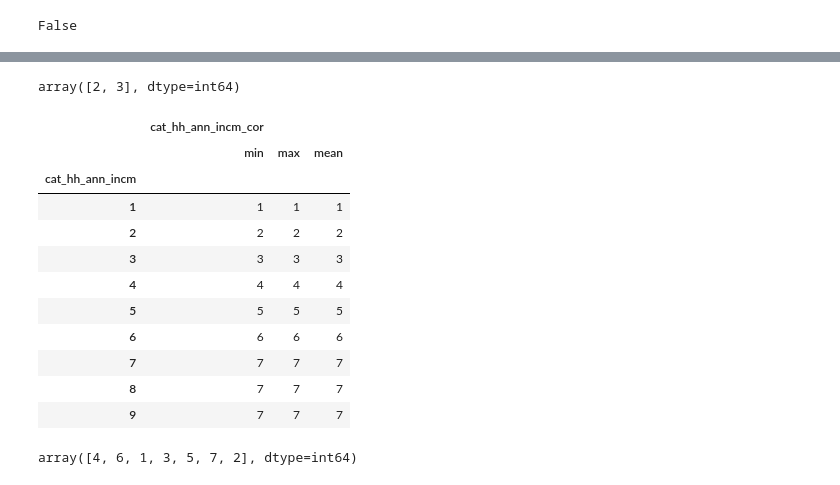
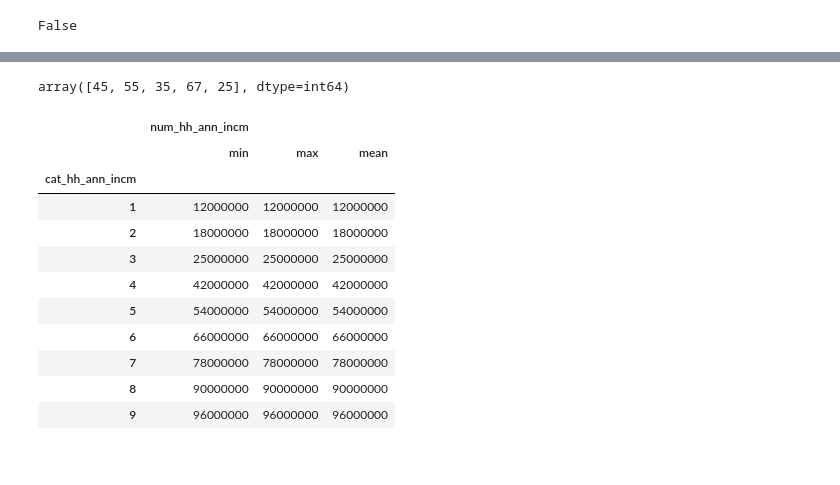
Before and after one commit to ayokariks/EDA-Project, a Jupyter notebook: Python/sKor_data_postProcess_2016.ipynb, the cells around one changed output, grey strips where cells are left out. Drawn from its saved outputs; the diff is of its cells as text; code cells hidden in the pictures.

```diff
--- a/Python/sKor_data_postProcess_2016.ipynb
+++ b/Python/sKor_data_postProcess_2016.ipynb
@@ -484,8 +503,7 @@ df_raw_hh[["cat_mhh_age","cat_mhh_age_cor"]].groupby("cat_mhh_age").agg(
-# %%
-# Replace old cat_mhh_age with new one cat_mhh_age_cor and delete cat_mhh_age_cor.
-df_raw_hh["cat_mhh_age"] = df_raw_hh["cat_mhh_age"].apply(reduce_cat_mhh_age)
-df_raw_hh.drop(columns= ["cat_mhh_age_cor"], inplace= True)
-df_raw_hh["cat_mhh_age"].unique()
-# %% [output]
-array([2, 3], dtype=int64)
+# %%
+# Delete categorical variable for holuseholder age.
+df_raw_hh.drop(columns= ["cat_mhh_age"], inplace= True)
+df_raw_hh["num_mhh_age"].unique()
+# %% [output]
+array([45, 55, 35, 67, 25], dtype=int64)
 # %%
@@ -502,36 +520,52 @@ fig_tmp = px.histogram(df_raw_hh, x= "cat_hh_ann_incm", title= "cat_hh_ann_incm"
 fig_tmp.show()
 # %%
 # Function to lumpdown annual income range... high area 7,8,9
-def reduce_cat_hh_ann_incm(x):
-    if x in [7,8,9]:
-        return 7
+# def reduce_cat_hh_ann_incm(x):
+#     if x in [7,8,9]:
+#         return 7
+#     else:
+#         return x
+
+# Function to convert into numeric variable.
+def convert_num_cat_hh_ann_incm (x):
+    if x == 1:
+        return 12000000
+    elif x == 2:
+        return 18000000
+    elif x == 3:
+        return 25000000
+    elif x == 4:
+        return 42000000
+    elif x == 5:
+        return 54000000
+    elif x == 6:
+        return 66000000
+    elif x == 7:
+        return 78000000
+    elif x == 8:
+        return 90000000
+    elif x == 9:
+        return 96000000
     else:
-        return x
+        return -10
 # %%
 # Create new colums for reduced cat_hh_ann_incm and check.
-df_raw_hh["cat_hh_ann_incm_cor"] = df_raw_hh["cat_hh_ann_incm"].apply(reduce_cat_hh_ann_incm)
-df_raw_hh[["cat_hh_ann_incm","cat_hh_ann_incm_cor"]].groupby("cat_hh_ann_incm").agg(
+df_raw_hh["num_hh_ann_incm"] = df_raw_hh["cat_hh_ann_incm"].apply(convert_num_cat_hh_ann_incm)
+df_raw_hh[["cat_hh_ann_incm","num_hh_ann_incm"]].groupby("cat_hh_ann_incm").agg(
     {
-        "cat_hh_ann_incm_cor" : ["min", "max", "mean"],
+        "num_hh_ann_incm" : ["min", "max", "mean"],
     }
 )
 # %% [output]
-|  | cat_hh_ann_incm_cor |  |  |
+|  | num_hh_ann_incm |  |  |
 |  | min | max | mean |
 | cat_hh_ann_incm |  |  |  |
-| 1 | 1 | 1 | 1 |
-| 2 | 2 | 2 | 2 |
-| 3 | 3 | 3 | 3 |
-| 4 | 4 | 4 | 4 |
-| 5 | 5 | 5 | 5 |
-| 6 | 6 | 6 | 6 |
-| 7 | 7 | 7 | 7 |
-| 8 | 7 | 7 | 7 |
-| 9 | 7 | 7 | 7 |
+| 1 | 12000000 | 12000000 | 12000000 |
+| 2 | 18000000 | 18000000 | 18000000 |
+| 3 | 25000000 | 25000000 | 25000000 |
+| 4 | 42000000 | 42000000 | 42000000 |
+| 5 | 54000000 | 54000000 | 54000000 |
+| 6 | 66000000 | 66000000 | 66000000 |
+| 7 | 78000000 | 78000000 | 78000000 |
+| 8 | 90000000 | 90000000 | 90000000 |
+| 9 | 96000000 | 96000000 | 96000000 |
-# %%
-# Replace old cat_hh_ann_incm with new one cat_hh_ann_incm_cor and delete cat_hh_ann_incm_cor.
-df_raw_hh["cat_hh_ann_incm"] = df_raw_hh["cat_hh_ann_incm"].apply(reduce_cat_hh_ann_incm)
-df_raw_hh.drop(columns= ["cat_hh_ann_incm_cor"], inplace= True)
-df_raw_hh["cat_hh_ann_incm"].unique()
-# %% [output]
-array([4, 6, 1, 3, 5, 7, 2], dtype=int64)
```
Also changed, not shown: parts of 8 cells of this notebook, 9 other files.
